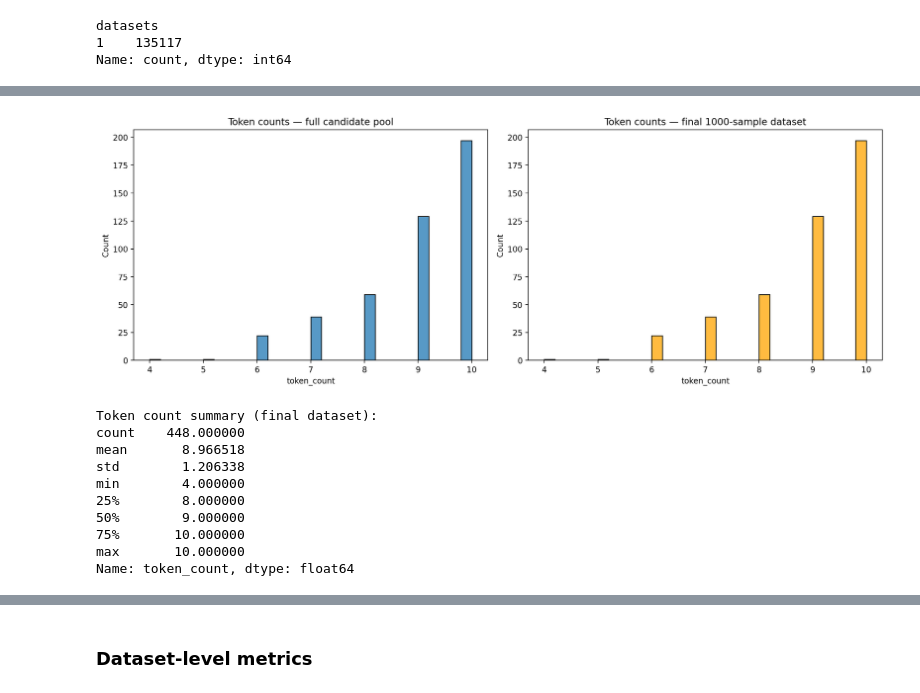
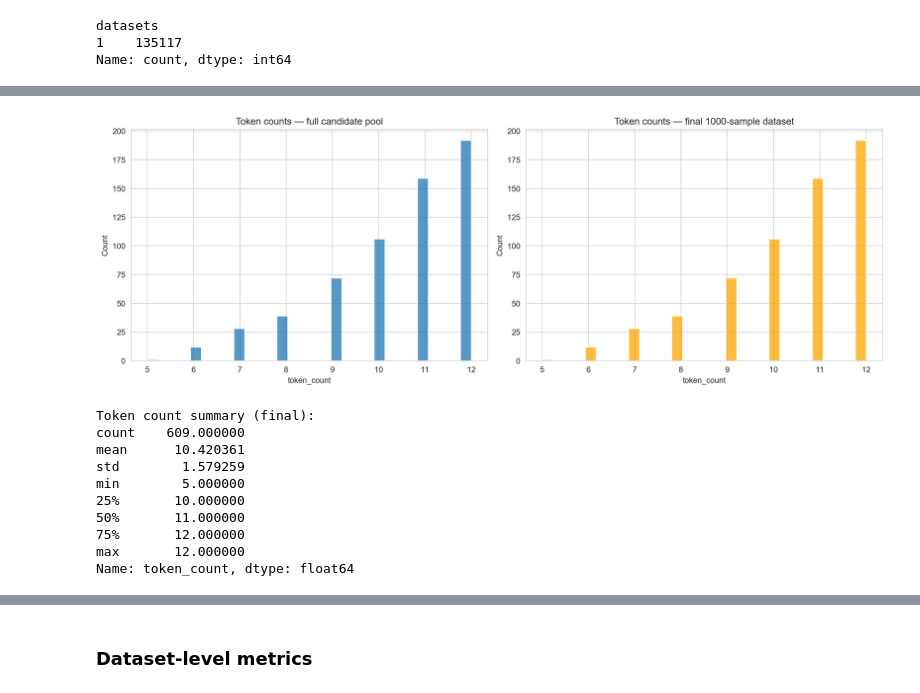
Before and after one commit to Pawlo77/MLLM-Shap, a Jupyter notebook: experiments/data_preparation/librispeech_asr.ipynb, the cells around one changed output, grey strips where cells are left out. Saved outputs shown, nothing was run; the diff lists cells and outputs as text; code cells hidden in the pictures.

Commit message:
docs(data-prep): refresh builder and validation notebooks
Align markdown and Mermaid pipelines with last-run row counts; wire
notebooks to src helpers and new Hub config names.

```diff
--- a/experiments/data_preparation/librispeech_asr.ipynb
+++ b/experiments/data_preparation/librispeech_asr.ipynb
@@ -272,7 +229,8 @@ candidate sentence and then:
 The NLP filtering happens **before** any token-count or stratified sampling so that
 downstream steps work on a high-quality pool.
 # %%
-single_sentence__df, embeddings = nlp_quality_filter(
+single_sentence__df, embeddings = run_nlp_quality_filter(
     single_sentence__df, device=str(device)
 )
+plot_interestingness_distribution(single_sentence__df)
 # %% [output]
@@ -295,5 +248,5 @@ Count explainability tokens (mask sum) and keep only entries with ≤ 10 tokens,
 # %%
-single_sentence__df, candidates = add_token_counts_and_filter(
-    single_sentence__df, model_for_tokens, max_token_count=10
+single_sentence__df, candidates = run_token_count_filter(
+    single_sentence__df, model_for_tokens, max_token_count=12
 )
 # %% [output]
@@ -307,10 +261,7 @@ source distribution and token-count diversity.
 # %%
-candidates["datasets__combined"] = candidates["datasets"].apply(lambda x: " ".join(x))
+candidates = prepare_candidates(candidates)
 # %%
-single_sentence__df = stratified_sample(
-    pool=candidates,
-    n_target=NUM_SAMPLES,
-    strat_col="token_count",
+single_sentence__df = sample_single_sentence_nk(
+    candidates, n_target=HUB_TARGET_SAMPLES, plot_label=HUB_TARGET_SAMPLES
 )
-print(f"Final dataset size: {len(single_sentence__df)}")
 # %% [output]
@@ -318,15 +280,15 @@ Final dataset size: 448
 # %%
-plot_token_count_comparison(candidates, single_sentence__df, NUM_SAMPLES)
+plot_token_count_comparison(candidates, single_sentence__df, HUB_TARGET_SAMPLES)
 # %% [output]
-[figure, old version]
+[figure, new version]
-Token count summary (final dataset):
-count    448.000000
-mean       8.966518
-std        1.206338
-min        4.000000
-25%        8.000000
-50%        9.000000
-75%       10.000000
-max       10.000000
+Token count summary (final):
+count    609.000000
+mean      10.420361
+std        1.579259
+min        5.000000
+25%       10.000000
+50%       11.000000
+75%       12.000000
+max       12.000000
 Name: token_count, dtype: float64
 # %%
```
Also changed, not shown: parts of 32 cells of this notebook, 5 other files.
